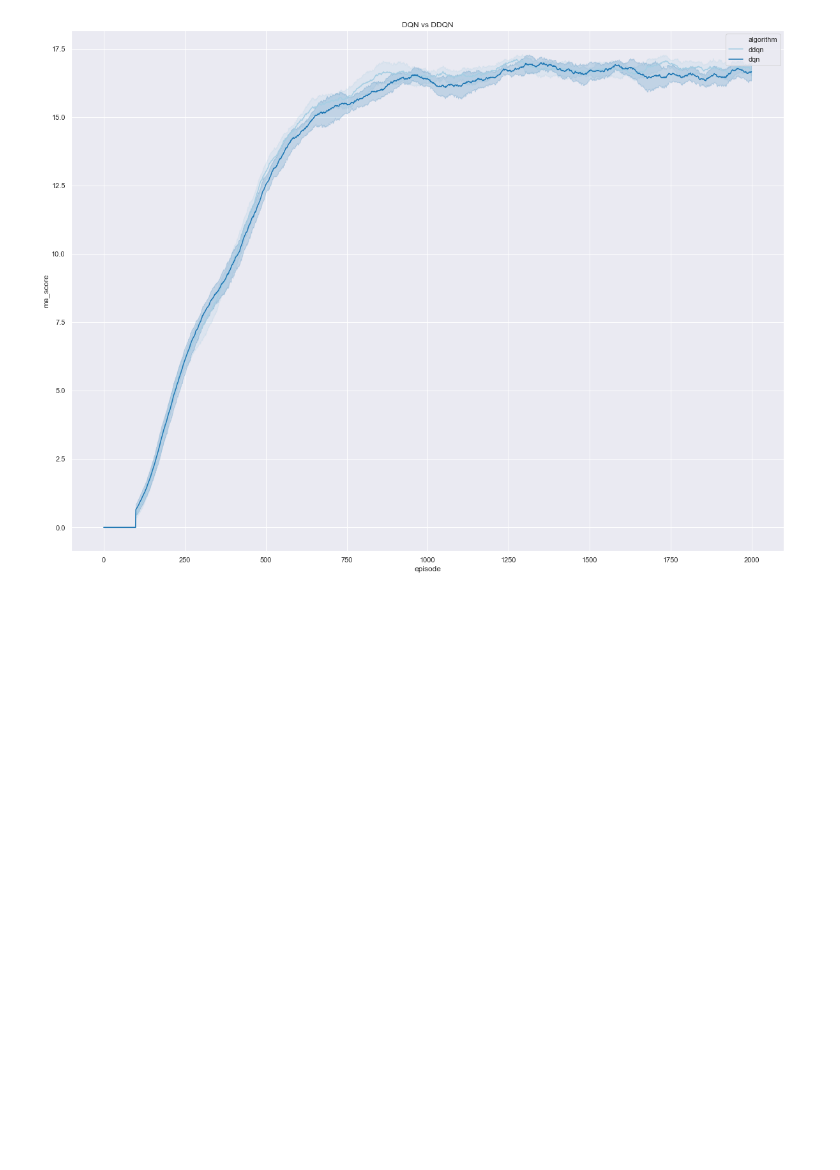
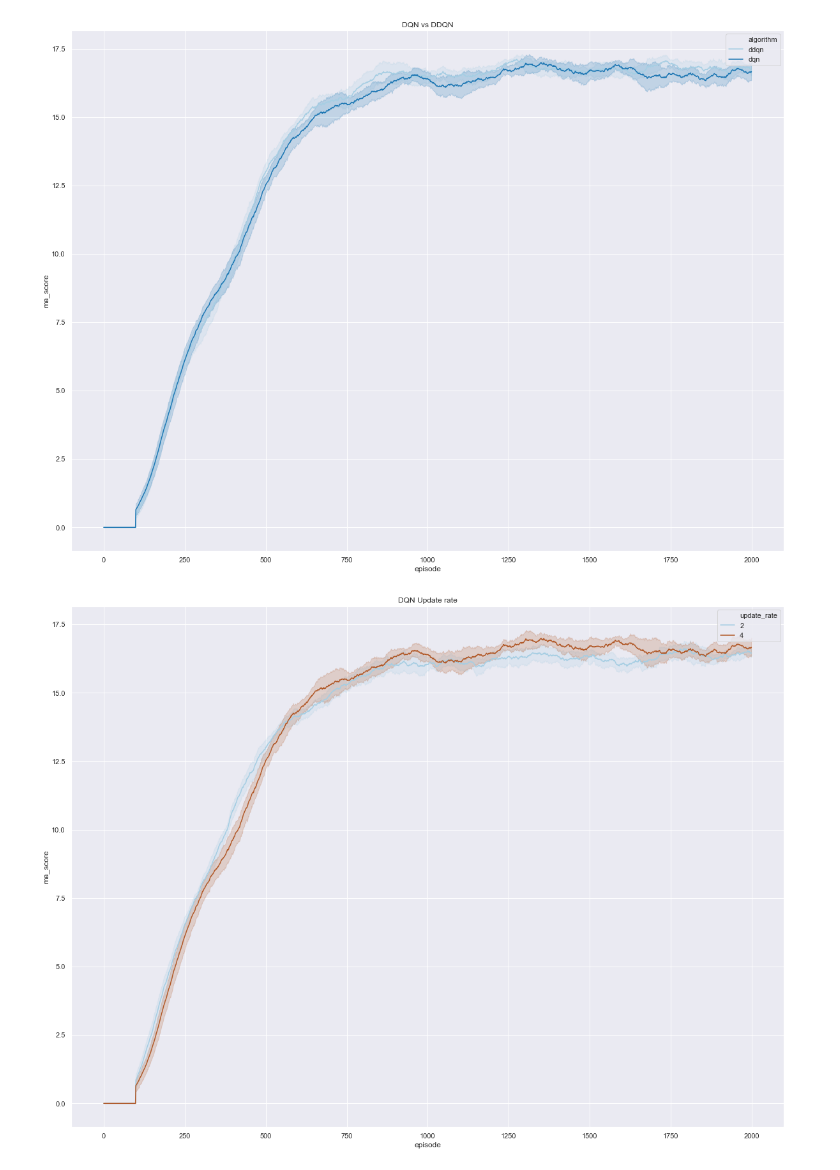
Before and after one commit to jezzarax/drlnd_p1_navigation, a Jupyter notebook: Training_hyperparameter_search_analysis.ipynb, the cells around one changed output. Drawn from its saved outputs; the diff is of its cells as text; code cells hidden in the pictures; blank space fills up the shorter version.

Commit message:
Add more results into the notebook

```diff
--- a/Training_hyperparameter_search_analysis.ipynb
+++ b/Training_hyperparameter_search_analysis.ipynb
@@ -116,3 +117,7 @@ Learning batch doesn't give much. Rhymes, eh?
 render_experiment_results(experiment_outcomes[5])
 # %% [output]
 [figure]
+# %%
+render_experiment_results(experiment_outcomes[6])
+# %% [output]
+[figure, added]
```
Also changed, not shown: parts of 4 cells of this notebook.
